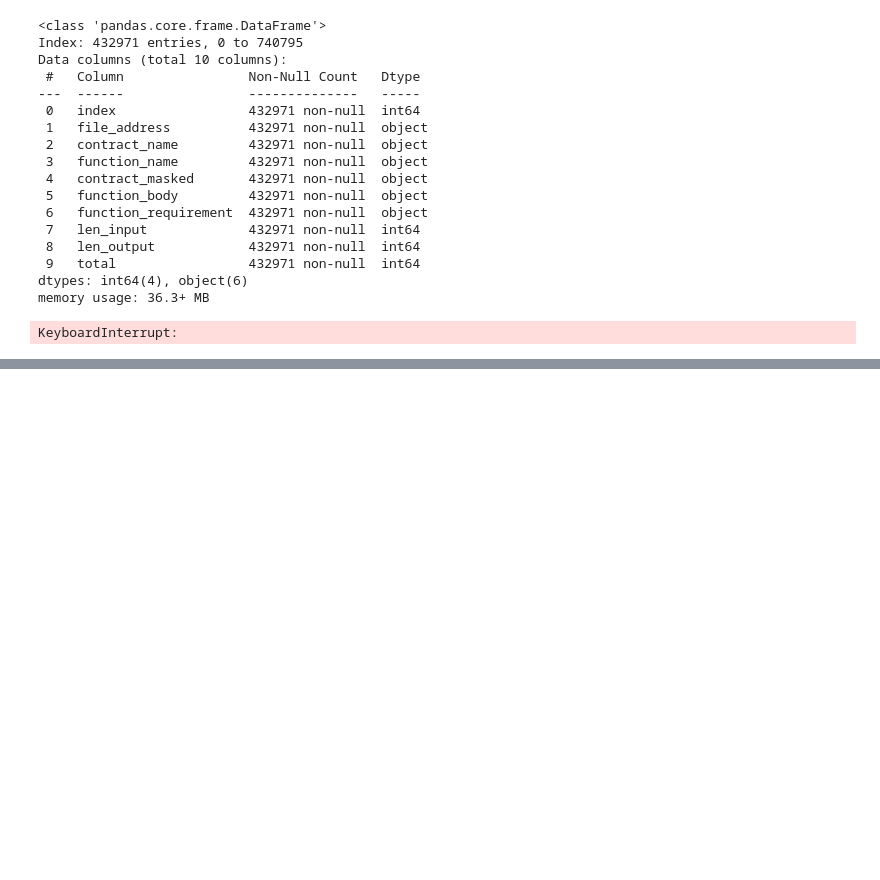
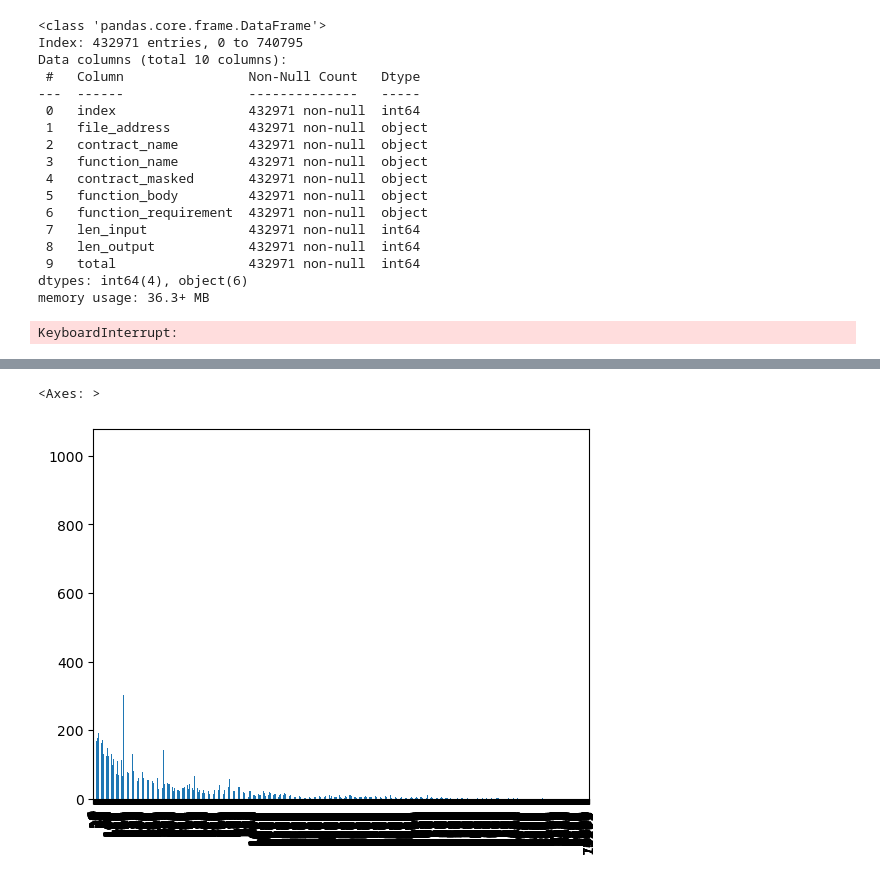
Before and after one commit to zhaospei/HinnyCoder, a Jupyter notebook: create_data.ipynb, the cells around one changed output, grey strips where cells are left out. Cells and saved outputs as stored; diff of their text form; code cells hidden in the pictures; blank space fills up the shorter version.

```diff
--- a/create_data.ipynb
+++ b/create_data.ipynb
@@ -395,0 +593,5 @@ KeyboardInterrupt:
+# %%
+df['len_input'].value_counts().sort_index().plot.bar()
+# %% [output]
+<Axes: >
+[figure, added]
```
Also changed, not shown: parts of 22 cells of this notebook, 1 other file.
